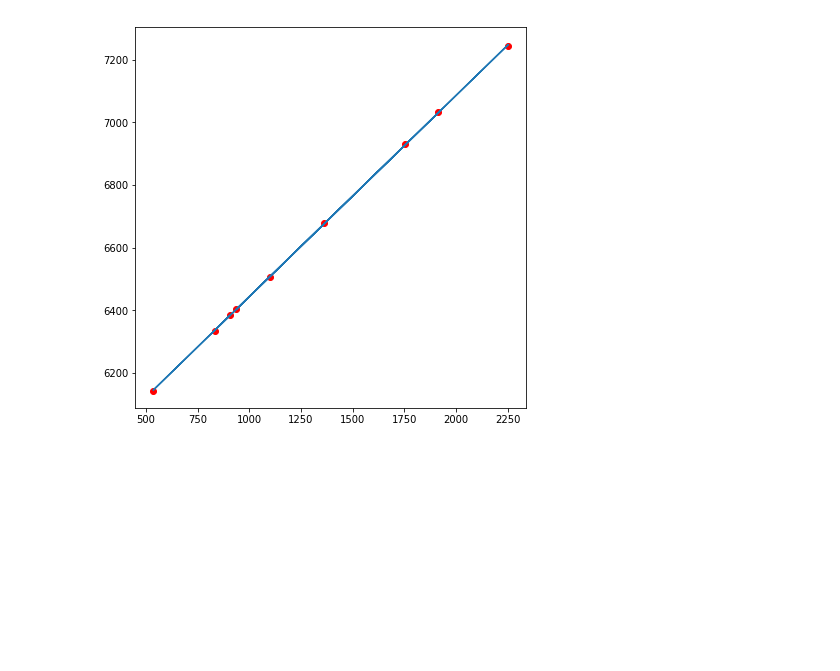
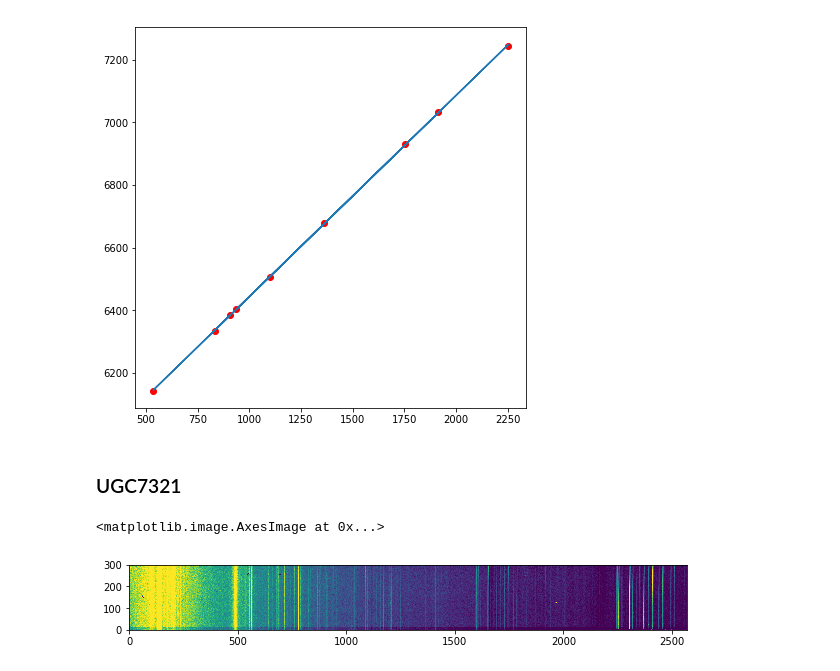
Before and after one commit to PengpeiZhu/ASTR136, a Jupyter notebook: dark_matter_data_handle.ipynb, the cells around one changed output. Saved outputs shown, nothing was run; the diff lists cells and outputs as text; code cells hidden in the pictures; blank space fills up the shorter version.

```diff
--- a/dark_matter_data_handle.ipynb
+++ b/dark_matter_data_handle.ipynb
@@ -84,8 +83,4 @@ for i in range(len(arc_list)):
     arc = np.divide(m_arc[:,:,i], m_flat, out=np.zeros_like(m_arc[:,:,i]), where=m_flat!=0)
     #save every image
     outhdu = fits.PrimaryHDU(data = arc, header = hdu_archdr)
-    write_hdulist_to(outhdu, 'Project_3_data/ARC/Reduced_ARC/{}.fits'.format(uni_ID))
-
-n = 0
-plt.imshow(m_arc[:,:,n],vmin = np.percentile(m_arc[:,:,n],5),vmax = np.percentile(m_arc[:,:,n],95))
-plt.colorbar()
+    write_hdulist_to(outhdu, 'Project_3_data/arc/Reduced_arc/{}.fits'.format(uni_ID))
@@ -160,3 +154,46 @@ plt.plot(x,y_fit,label='fit')
 calibration parameteres 0.6428146133864798 5800.269909667837
 [<matplotlib.lines.Line2D at 0x...>]
 [figure]
+# %% [markdown]
+### UGC7321
+# %%
+# calibration
+cali_UGC = np.zeros((m_bias.shape[0],m_bias.shape[1],len(UGC_list)))
+
+for i in range(len(UGC_list)):
+    hdu_UGC = fits.open(UGC_list[i],mode='update')
+    hdu_UGCdata = hdu_UGC[0].data
+    hdu_UGChdr = hdu_UGC[0].header
+    obs_num = hdu_UGChdr['OBSNUM']
+    #define names for the files
+    uni_ID = 'UGC'+'_'+str(obs_num)
+    #chop the images
+    hdu_UGCdata = hdu_UGCdata[80:2650,100:400]
+    #do the data reducation
+    cali_UGC[:,:,i] = (hdu_UGCdata - m_bias)
+    UGC = np.divide(cali_UGC[:,:,i], m_flat, out=np.zeros_like(cali_UGC[:,:,i]), where=m_flat!=0)
+    swapedUGC = np.swapaxes(UGC, 0, 1)
+    #save every image
+    outhdu = fits.PrimaryHDU(data = swapedUGC, header = hdu_UGChdr)
+    write_hdulist_to(outhdu, 'Project_3_data/UGC7321/ReducedUGC/{}.fits'.format(uni_ID))
+# %%
+data1 = fits.open( 'Project_3_data/UGC7321/ReducedUGC/UGC_1171.fits')[0].data
+data2 = fits.open( 'Project_3_data/UGC7321/ReducedUGC/UGC_1173.fits')[0].data
+data3 = fits.open( 'Project_3_data/UGC7321/ReducedUGC/UGC_1174.fits')[0].data
+data4 = fits.open( 'Project_3_data/UGC7321/ReducedUGC/UGC_1175.fits')[0].data
+
+stacked_UGC = np.zeros(data1.shape)
+
+for i in range(data1.shape[0]):
+    for j in range(data1.shape[1]):
+        a= data1[i,j]
+        b= data2[i,j]
+        c= data3[i,j]
+        d= data4[i,j]
+        stacked_UGC[i,j] = (sum([a,b,c,d])-max(a,b,c,d))/3
+# %%
+plt.figure(figsize=(10,10))
+plt.imshow(stacked_UGC,vmin = np.percentile(stacked_UGC,5),vmax = np.percentile(stacked_UGC,95),origin='lower')
+# %% [output]
+<matplotlib.image.AxesImage at 0x...>
+[figure, added]
```
Also changed, not shown: parts of 21 cells of this notebook.
